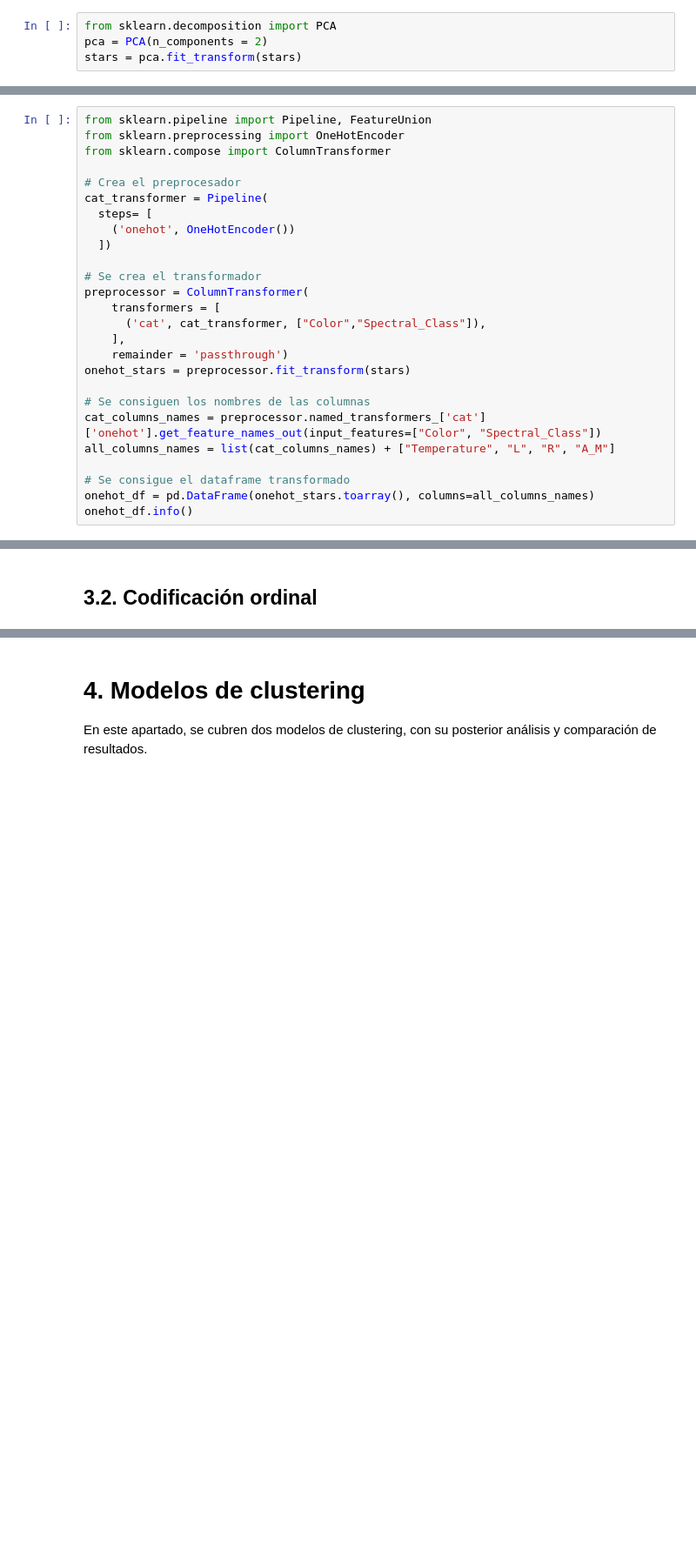
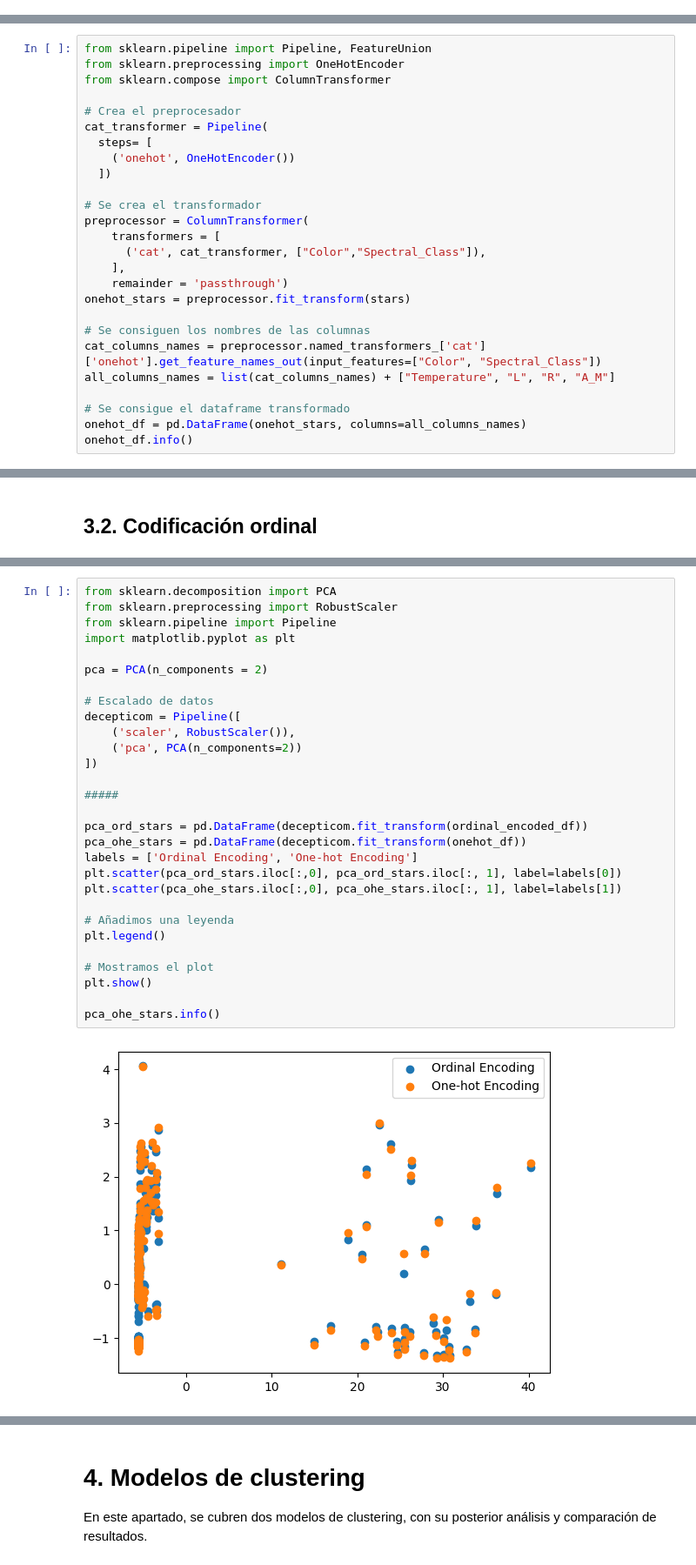
Before and after one commit to ManuGPR/ML_Clustering, a Jupyter notebook: AA_G03_Clustering.ipynb, the cells around one changed output, grey strips where cells are left out. Shown: that part at 87% size. Cells and saved outputs as stored; diff of their text form; blank space fills up the shorter version.

```diff
--- a/AA_G03_Clustering.ipynb
+++ b/AA_G03_Clustering.ipynb
@@ -188,4 +87,0 @@ Para poder realizar correctamente la comparación entre nuestro K_Means y el K_m
-# %%
-from sklearn.decomposition import PCA
-pca = PCA(n_components = 2)
-stars = pca.fit_transform(stars)
@@ -235,7 +118,7 @@ cat_columns_names = preprocessor.named_transformers_['cat']['onehot'].get_featur
 all_columns_names = list(cat_columns_names) + ["Temperature", "L", "R", "A_M"]
 
 # Se consigue el dataframe transformado
-onehot_df = pd.DataFrame(onehot_stars.toarray(), columns=all_columns_names)
+onehot_df = pd.DataFrame(onehot_stars, columns=all_columns_names)
 onehot_df.info()
 # %% [output]
 <class 'pandas.core.frame.DataFrame'>
@@ -259,0 +197,31 @@ memory usage: 52.6 KB
+# %%
+from sklearn.decomposition import PCA
+from sklearn.preprocessing import RobustScaler
+from sklearn.pipeline import Pipeline
+import matplotlib.pyplot as plt
+
+pca = PCA(n_components = 2)
+
+# Escalado de datos
+decepticom = Pipeline([
+    ('scaler', RobustScaler()),
+    ('pca', PCA(n_components=2))
+])
+
+#####
+
+pca_ord_stars = pd.DataFrame(decepticom.fit_transform(ordinal_encoded_df))
+pca_ohe_stars = pd.DataFrame(decepticom.fit_transform(onehot_df))
+labels = ['Ordinal Encoding', 'One-hot Encoding']
+plt.scatter(pca_ord_stars.iloc[:,0], pca_ord_stars.iloc[:, 1], label=labels[0])
+plt.scatter(pca_ohe_stars.iloc[:,0], pca_ohe_stars.iloc[:, 1], label=labels[1])
+
+# Añadimos una leyenda
+plt.legend()
+
+# Mostramos el plot
+plt.show()
+
+pca_ohe_stars.info()
+# %% [output]
+[figure, added]
```
Also changed, not shown: parts of 16 cells of this notebook, 2 other files.
